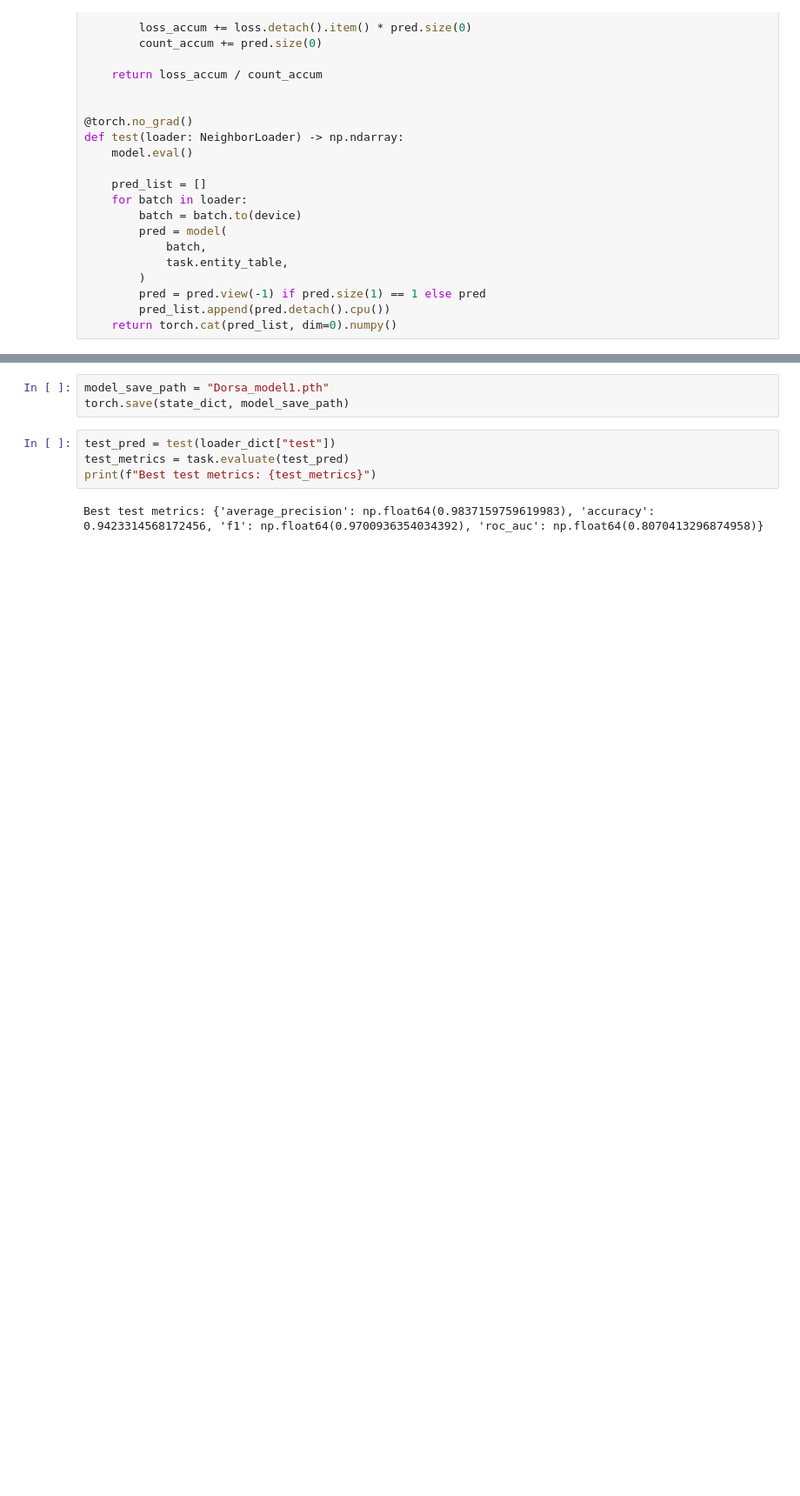
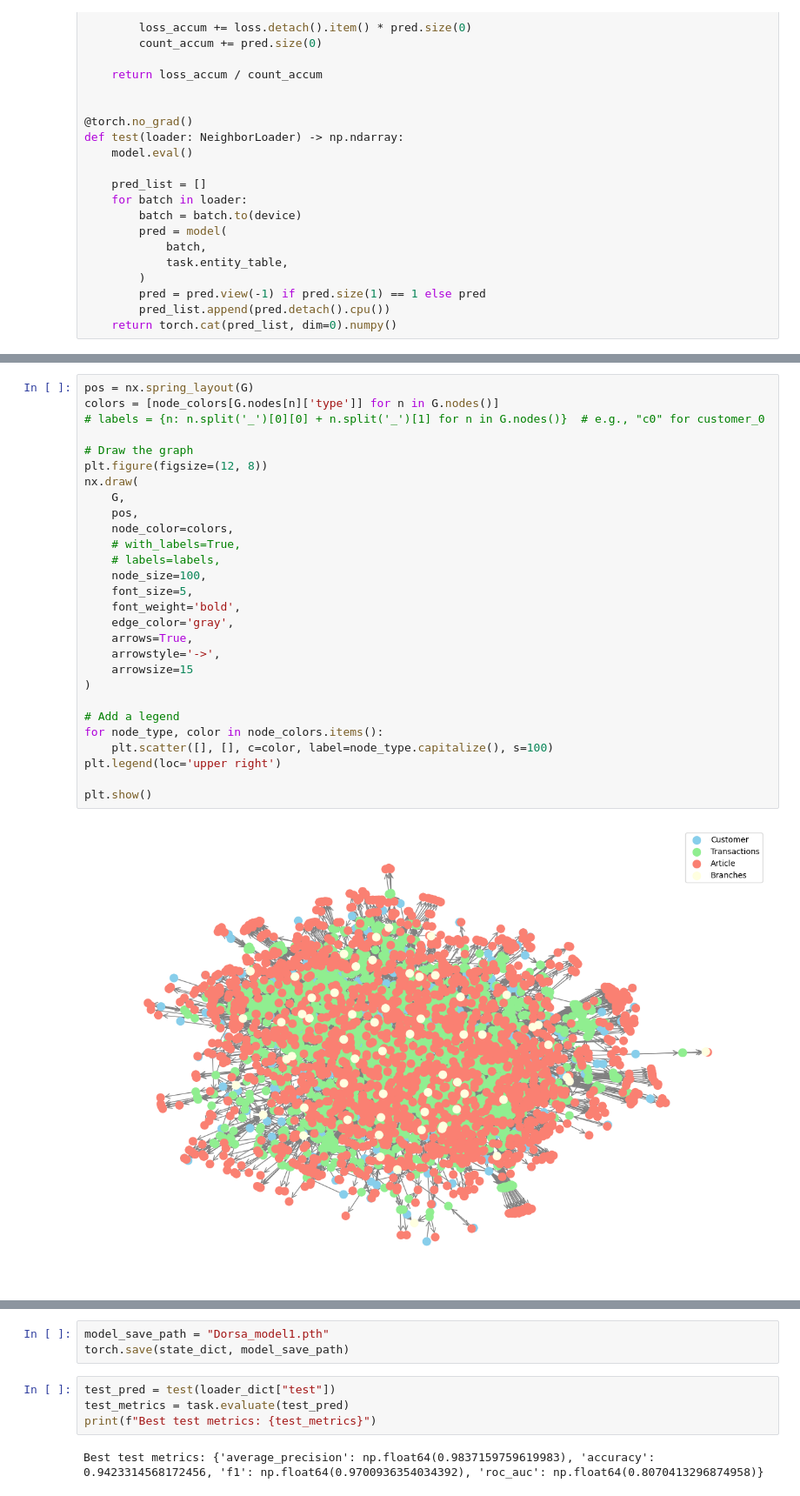
Before and after one commit to DanialNejad/relbench, a Jupyter notebook: Burger_churn.ipynb, the cells around one changed output, grey strips where cells are left out. Shown at 87% size. Cells and saved outputs as stored; diff of their text form; blank space fills up the shorter version.

```diff
--- a/Burger_churn.ipynb
+++ b/Burger_churn.ipynb
@@ -1392,0 +3189,30 @@ def test(loader: NeighborLoader) -> np.ndarray:
+# %%
+pos = nx.spring_layout(G)
+colors = [node_colors[G.nodes[n]['type']] for n in G.nodes()]
+# labels = {n: n.split('_')[0][0] + n.split('_')[1] for n in G.nodes()}  # e.g., "c0" for customer_0
+
+# Draw the graph
+plt.figure(figsize=(12, 8))
+nx.draw(
+    G,
+    pos,
+    node_color=colors,
+    # with_labels=True,
+    # labels=labels,
+    node_size=100,
+    font_size=5,
+    font_weight='bold',
+    edge_color='gray',
+    arrows=True,
+    arrowstyle='->',
+    arrowsize=15
+)
+
+# Add a legend
+for node_type, color in node_colors.items():
+    plt.scatter([], [], c=color, label=node_type.capitalize(), s=100)
+plt.legend(loc='upper right')
+
+plt.show()
+# %% [output]
+[figure, added]
```
Also changed, not shown: parts of 79 cells of this notebook.
